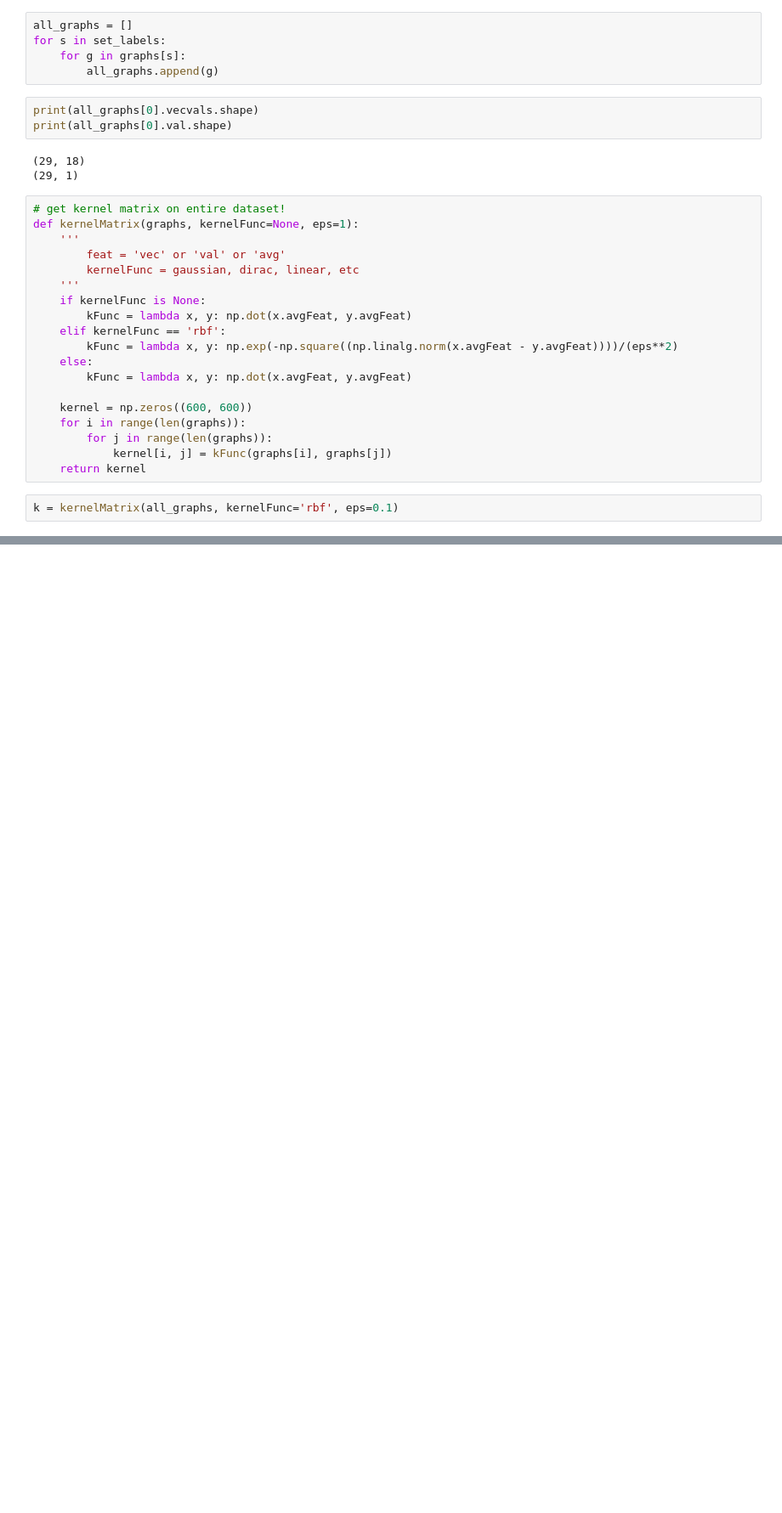
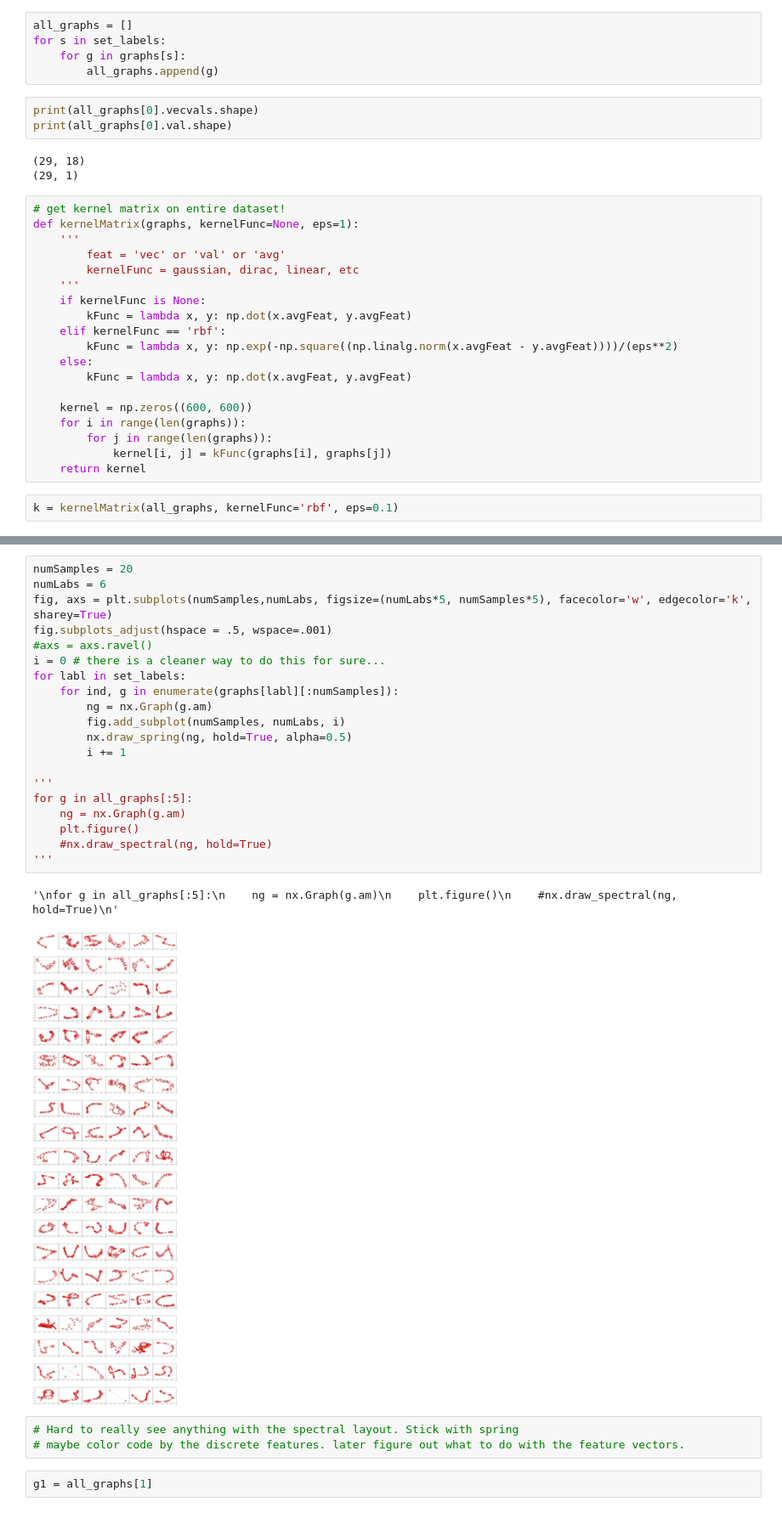
Before and after one commit to horacepan/enz-explore, a Jupyter notebook: EnzExplore.ipynb, the cells around one changed output, grey strips where cells are left out. Shown at 85% size. Cells and saved outputs as stored; diff of their text form; blank space fills up the shorter version.

```diff
--- a/EnzExplore.ipynb
+++ b/EnzExplore.ipynb
@@ -191,0 +208,28 @@ plt.pcolor(normedK)
+# %%
+numSamples = 20
+numLabs = 6
+fig, axs = plt.subplots(numSamples,numLabs, figsize=(numLabs*5, numSamples*5), facecolor='w', edgecolor='k', sharey=True)
+fig.subplots_adjust(hspace = .5, wspace=.001)
+#axs = axs.ravel()
+i = 0 # there is a cleaner way to do this for sure...
+for labl in set_labels:
+    for ind, g in enumerate(graphs[labl][:numSamples]):
+        ng = nx.Graph(g.am)
+        fig.add_subplot(numSamples, numLabs, i)
+        nx.draw_spring(ng, hold=True, alpha=0.5)
+        i += 1
+
+'''
+for g in all_graphs[:5]:
+    ng = nx.Graph(g.am)
+    plt.figure()
+    #nx.draw_spectral(ng, hold=True)
+'''
+# %% [output]
+'\nfor g in all_graphs[:5]:\n    ng = nx.Graph(g.am)\n    plt.figure()\n    #nx.draw_spectral(ng, hold=True)\n'
+[figure, added]
+# %%
+# Hard to really see anything with the spectral layout. Stick with spring
+# maybe color code by the discrete features. later figure out what to do with the feature vectors.
+# %%
+g1 = all_graphs[1]
```
Also changed, not shown: parts of 12 cells of this notebook, 1 other file.
